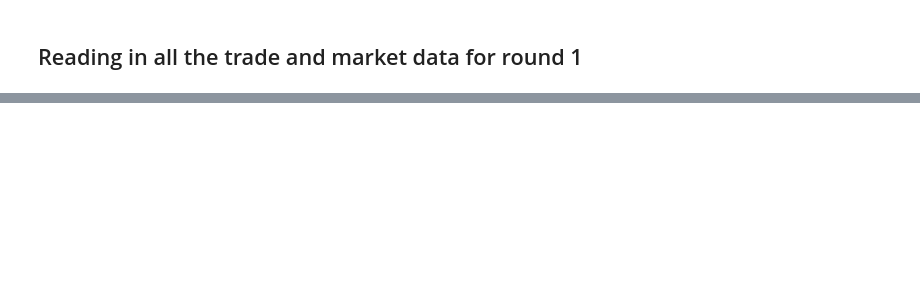
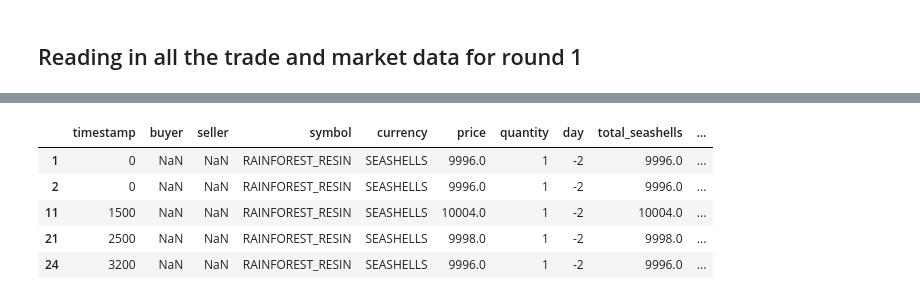
Before and after one commit to yungarjun/prosperity_3, a Jupyter notebook: initial_eda.ipynb, the cells around one changed output, grey strips where cells are left out. Saved outputs shown, nothing was run; the diff lists cells and outputs as text; code cells hidden in the pictures; blank space fills up the shorter version.

```diff
--- a/initial_eda.ipynb
+++ b/initial_eda.ipynb
@@ -66,0 +269,9 @@ for idx, df in enumerate(trades, start=1):
+# %%
+df_resin_trades.head()
+# %% [output]
+|  | timestamp | buyer | seller | symbol | currency | price | quantity | day | total_seashells | ... |
+| 1 | 0 | NaN | NaN | RAINFOREST_RESIN | SEASHELLS | 9996.0 | 1 | -2 | 9996.0 | ... |
+| 2 | 0 | NaN | NaN | RAINFOREST_RESIN | SEASHELLS | 9996.0 | 1 | -2 | 9996.0 | ... |
+| 11 | 1500 | NaN | NaN | RAINFOREST_RESIN | SEASHELLS | 10004.0 | 1 | -2 | 10004.0 | ... |
+| 21 | 2500 | NaN | NaN | RAINFOREST_RESIN | SEASHELLS | 9998.0 | 1 | -2 | 9998.0 | ... |
+| 24 | 3200 | NaN | NaN | RAINFOREST_RESIN | SEASHELLS | 9996.0 | 1 | -2 | 9996.0 | ... |
```
Also changed, not shown: parts of 26 cells of this notebook.
